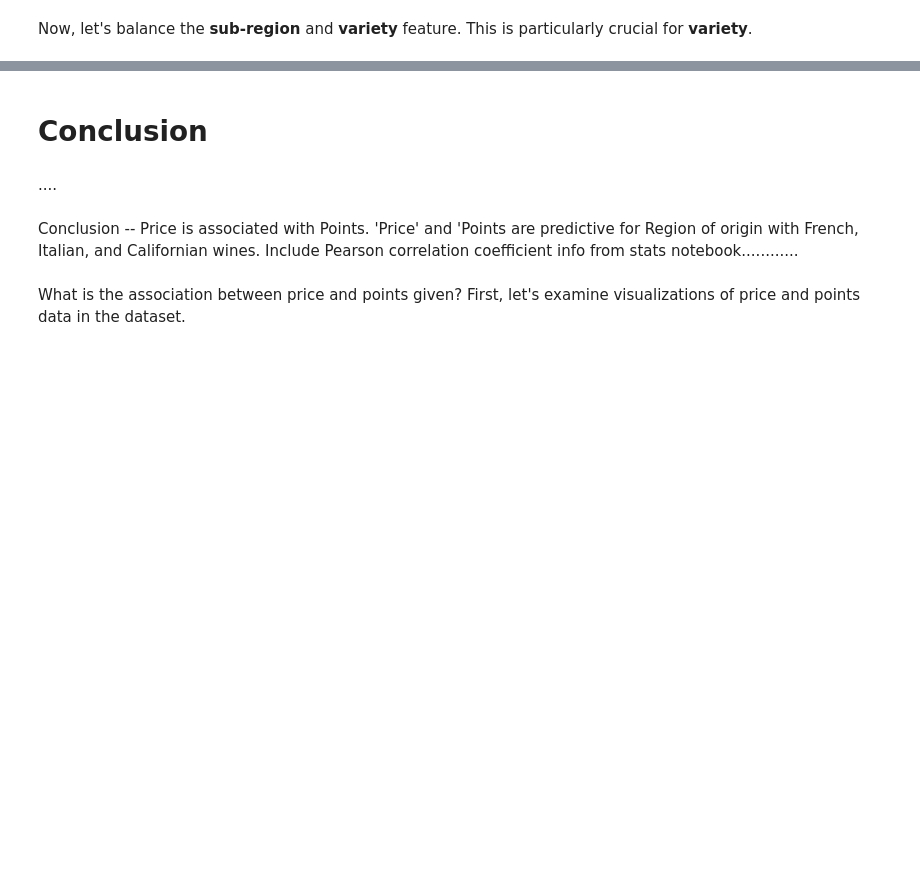
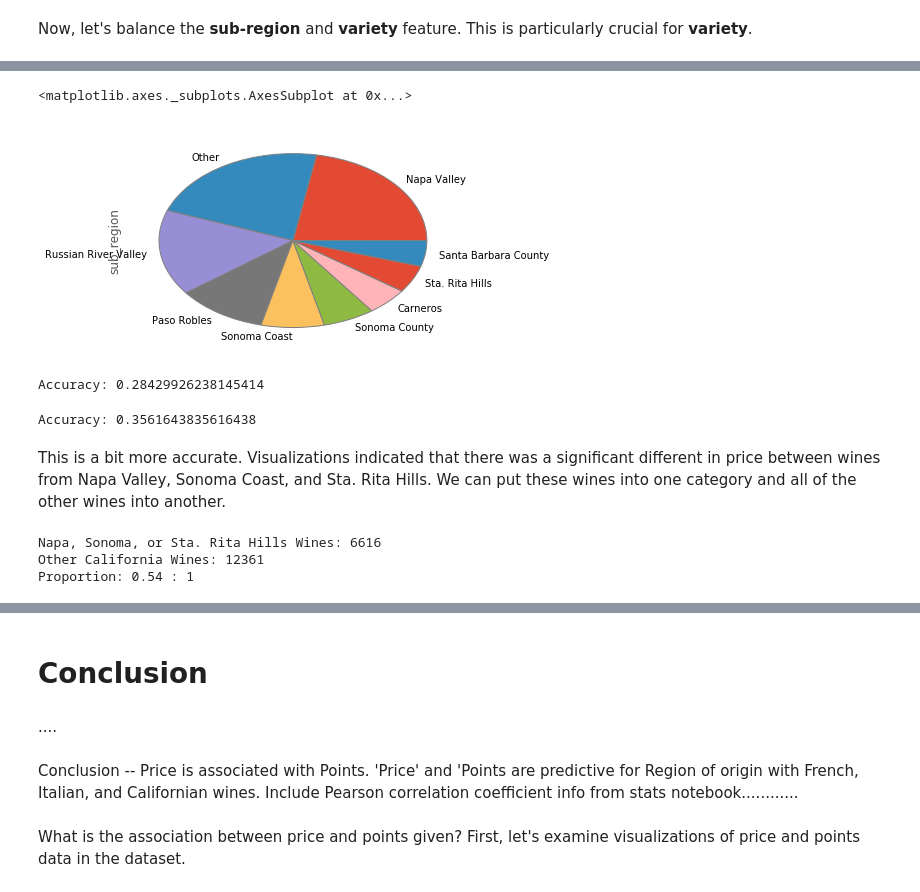
Before and after one commit to sarahrahrah/sprngbrd-mini-projects, a Jupyter notebook: capstone1/Final.ipynb, the cells around one changed output, grey strips where cells are left out. Saved outputs shown, nothing was run; the diff lists cells and outputs as text; code cells hidden in the pictures; blank space fills up the shorter version.

```diff
--- a/capstone1/Final.ipynb
+++ b/capstone1/Final.ipynb
@@ -1573,0 +1657,5 @@ Now, let's balance the **sub-region** and **variety** feature.  This is particul
+# %%
+newcaliwines.sub_region.value_counts().plot(kind='pie', wedgeprops={"edgecolor":"grey",'linewidth': 1, 'linestyle': 'solid', 'antialiased': True})
+# %% [output]
+<matplotlib.axes._subplots.AxesSubplot at 0x...>
+[figure, added]
@@ -1573,0 +1667,14 @@ Now, let's balance the **sub-region** and **variety** feature.  This is particul
+# %%
+logreg.fit(X_train,y_train)
+y_pred=logreg.predict(X_test)
+print("Accuracy:",metrics.accuracy_score(y_test, y_pred))
+# %% [output]
+Accuracy: 0.28429926238145414
+# %%
+knn = KNeighborsClassifier(n_neighbors=7)
+knn.fit(X_train, y_train)
+print("Accuracy: " + str(knn.score(X_test, y_test)))
+# %% [output]
+Accuracy: 0.3561643835616438
+# %% [markdown]
+This is a bit more accurate.  Visualizations indicated that there was a significant different in price between wines from Napa Valley, Sonoma Coast, and Sta. Rita Hills.  We can put these wines into one category and all of the other wines into another.
@@ -1573,0 +1689,9 @@ Now, let's balance the **sub-region** and **variety** feature.  This is particul
+# %%
+counts = newcaliwines.new_region_label.value_counts()
+print('Napa, Sonoma, or Sta. Rita Hills Wines:', counts[0])
+print('Other California Wines:', counts[1])
+print('Proportion:', round(counts[0] / counts[1], 2), ': 1')
+# %% [output]
+Napa, Sonoma, or Sta. Rita Hills Wines: 6616
+Other California Wines: 12361
+Proportion: 0.54 : 1
```
Also changed, not shown: parts of 43 cells of this notebook.
